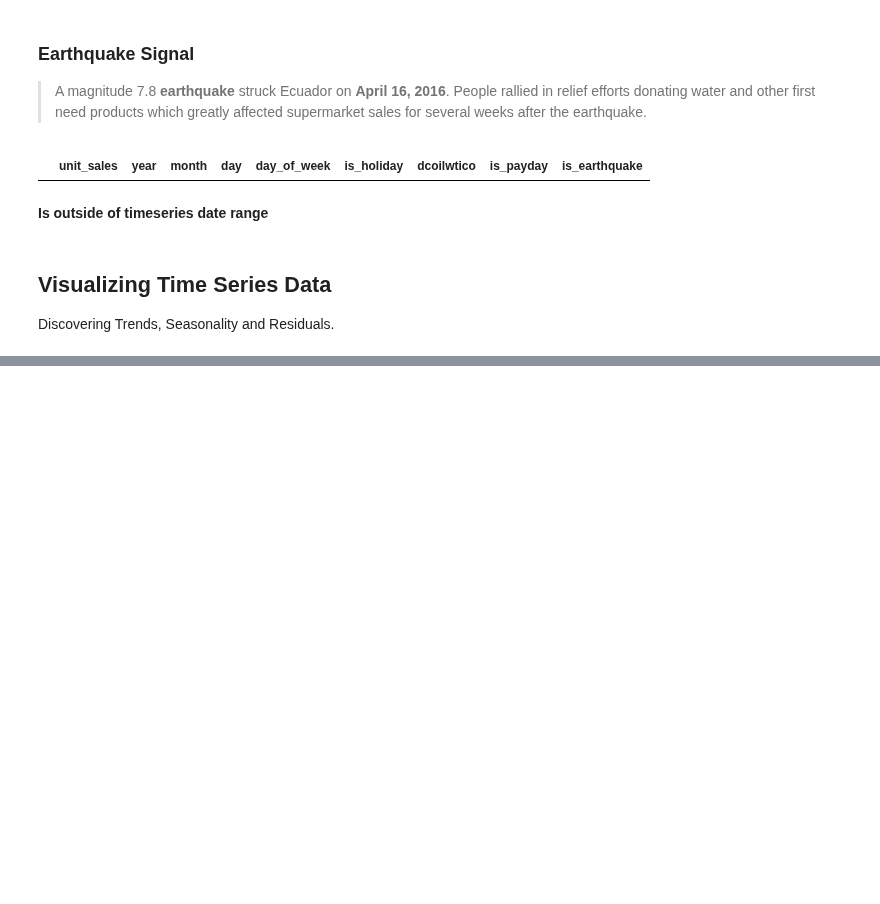
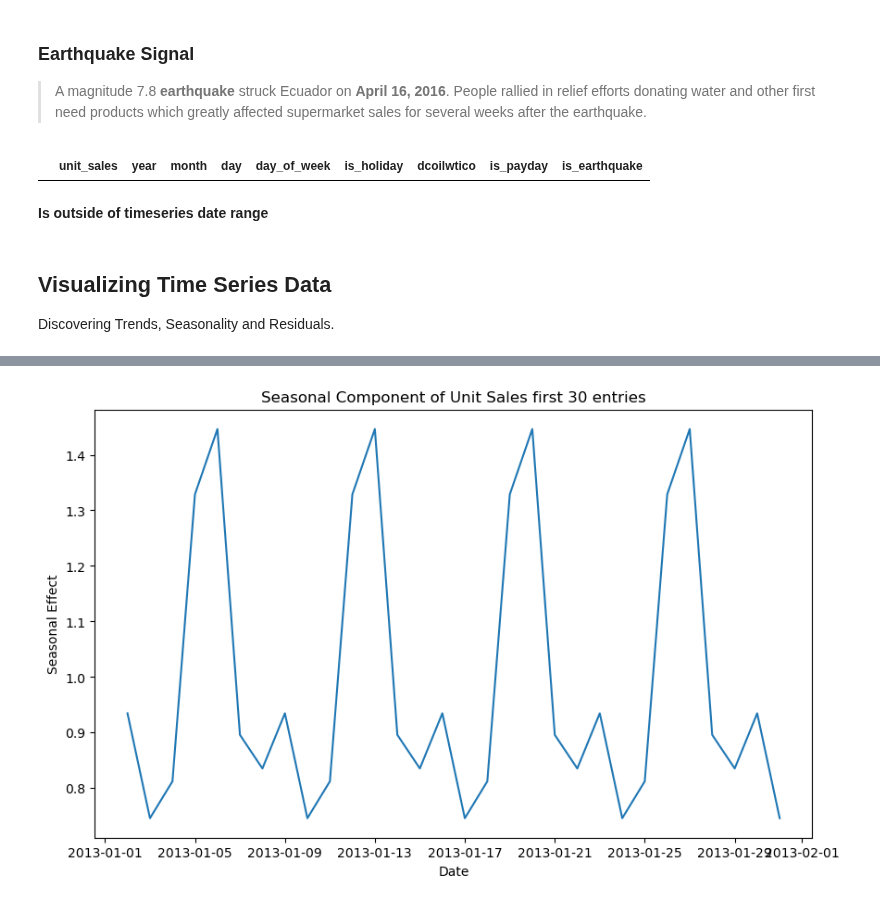
Before and after one commit to Moritz-Binder/corporacion_favorita_grocery_sales_forecasting, a Jupyter notebook: ipynb/EDA.ipynb, the cells around one changed output, grey strips where cells are left out. Saved outputs shown, nothing was run; the diff lists cells and outputs as text; code cells hidden in the pictures; blank space fills up the shorter version.

```diff
--- a/ipynb/EDA.ipynb
+++ b/ipynb/EDA.ipynb
@@ -396,0 +413,10 @@ Discovering Trends, Seasonality and Residuals.
+# %%
+# plot seasonal component
+plt.figure(figsize=(10, 6))
+sns.lineplot(x=decomposition.seasonal.index[:30], y=decomposition.seasonal.values[:30])
+plt.title('Seasonal Component of Unit Sales first 30 entries')
+plt.xlabel('Date')
+plt.ylabel('Seasonal Effect')
+plt.show()
+# %% [output]
+[figure, added]
```
Also changed, not shown: parts of 21 cells of this notebook.
